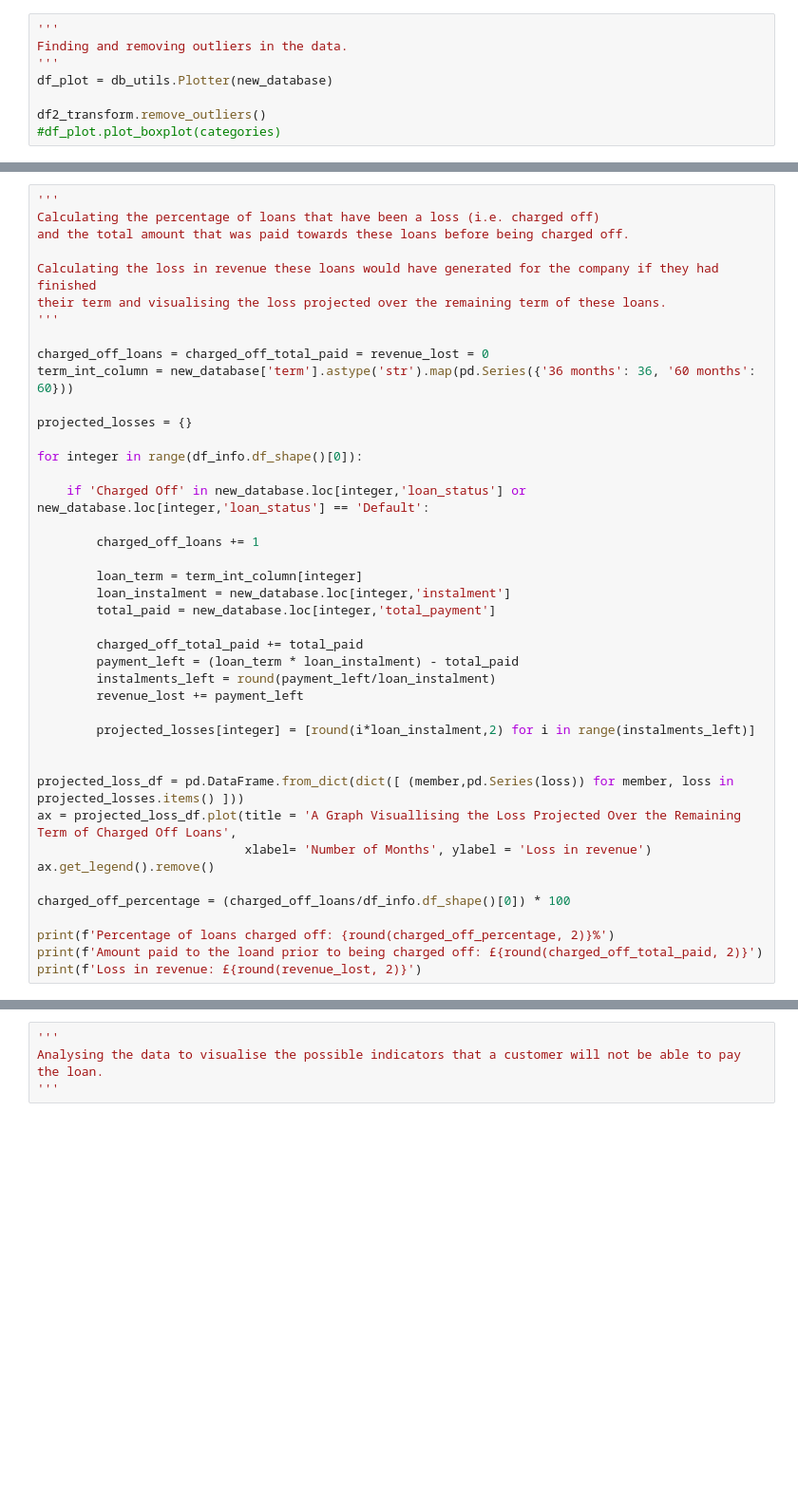
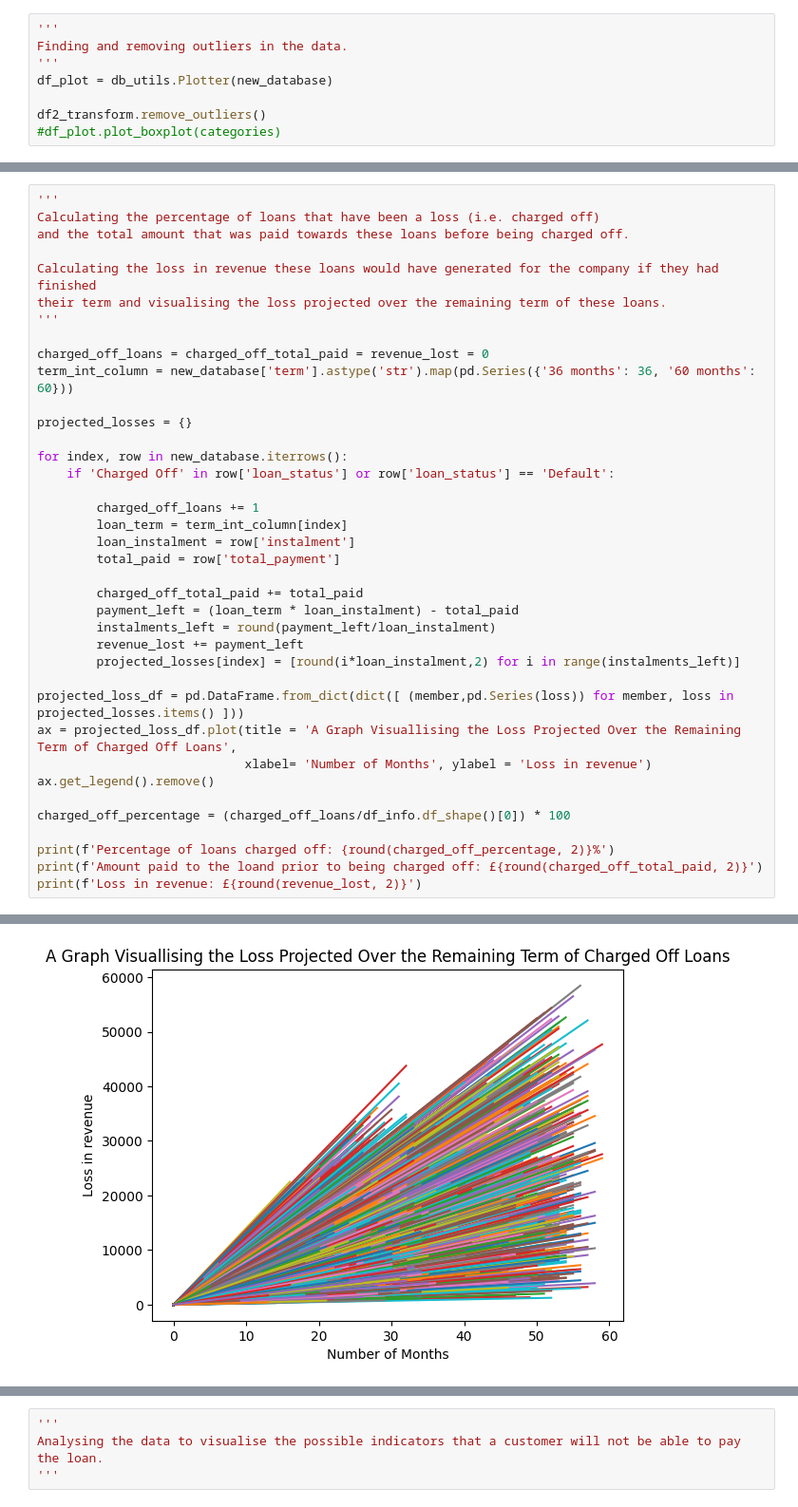
Before and after one commit to lhytsang/exploratory-data-analysis---customer-loans-in-finance103, a Jupyter notebook: db_utils.ipynb, the cells around one changed output, grey strips where cells are left out. Shown at 95% size. Saved outputs shown, nothing was run; the diff lists cells and outputs as text; blank space fills up the shorter version.

Commit message:
Updating the areas where rows are looped through and replacing it with '.iterrows()'.

```diff
--- a/db_utils.ipynb
+++ b/db_utils.ipynb
@@ -172,23 +172,19 @@ term_int_column = new_database['term'].astype('str').map(pd.Series({'36 months':
 
 projected_losses = {}
 
-for integer in range(df_info.df_shape()[0]):
-
-    if 'Charged Off' in new_database.loc[integer,'loan_status'] or new_database.loc[integer,'loan_status'] == 'Default':
+for index, row in new_database.iterrows():
+    if 'Charged Off' in row['loan_status'] or row['loan_status'] == 'Default':
 
         charged_off_loans += 1
-
-        loan_term = term_int_column[integer]
-        loan_instalment = new_database.loc[integer,'instalment']
-        total_paid = new_database.loc[integer,'total_payment']
+        loan_term = term_int_column[index]
+        loan_instalment = row['instalment']
+        total_paid = row['total_payment']
 
         charged_off_total_paid += total_paid
         payment_left = (loan_term * loan_instalment) - total_paid
         instalments_left = round(payment_left/loan_instalment)
         revenue_lost += payment_left
-
-        projected_losses[integer] = [round(i*loan_instalment,2) for i in range(instalments_left)]
-
+        projected_losses[index] = [round(i*loan_instalment,2) for i in range(instalments_left)]
 
 projected_loss_df = pd.DataFrame.from_dict(dict([ (member,pd.Series(loss)) for member, loss in projected_losses.items() ]))
 ax = projected_loss_df.plot(title = 'A Graph Visuallising the Loss Projected Over the Remaining Term of Charged Off Loans',
@@ -205,3 +203,4 @@ KeyError: 6
+[figure, added]
 # %%
 '''
 Finding the percentage of users who are currently behind with their loan payments and what they currently
```
Also changed, not shown: parts of 2 cells of this notebook.
